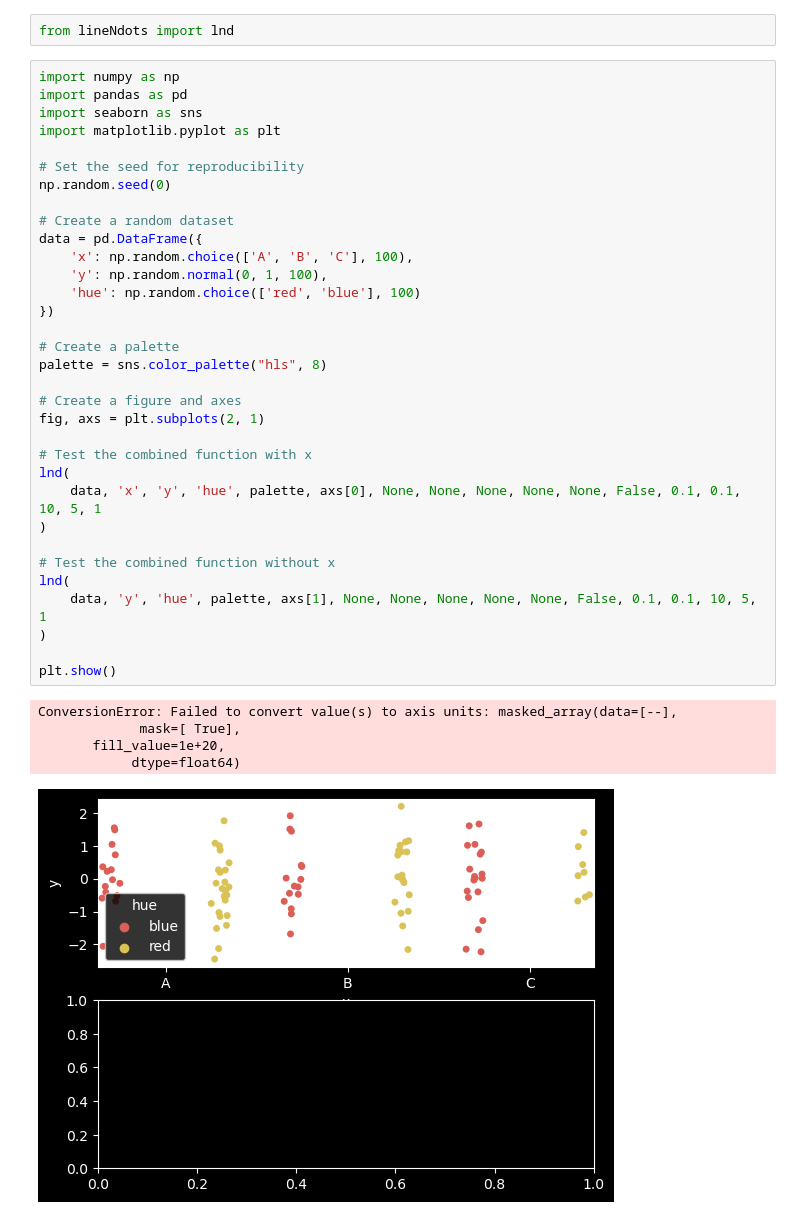
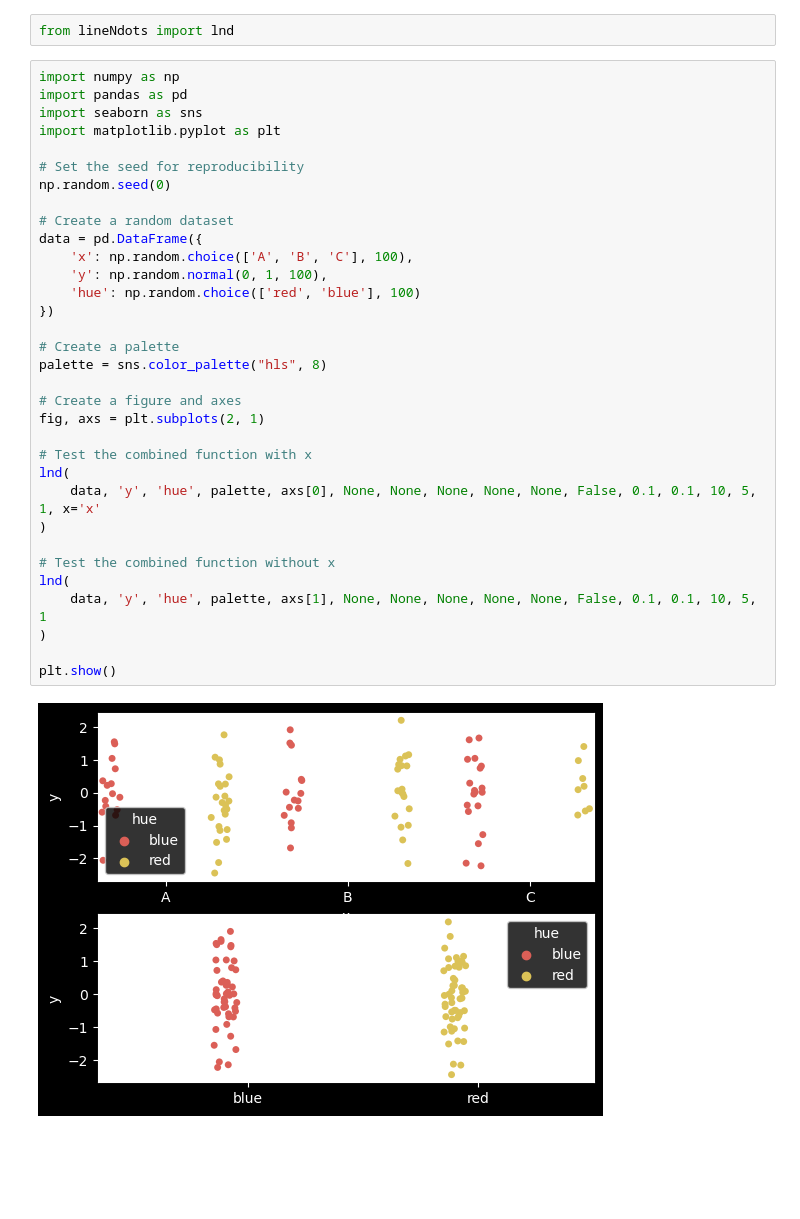
Before and after one commit to neuromechanist/lineNdots, a Jupyter notebook: scripts/sample_code.ipynb, the cells around one changed output. Cells and saved outputs as stored; diff of their text form; blank space fills up the shorter version.

```diff
--- a/scripts/sample_code.ipynb
+++ b/scripts/sample_code.ipynb
@@ -6,36 +6,32 @@ import pandas as pd
 import seaborn as sns
 import matplotlib.pyplot as plt
 
 # Set the seed for reproducibility
 np.random.seed(0)
 
 # Create a random dataset
 data = pd.DataFrame({
     'x': np.random.choice(['A', 'B', 'C'], 100),
     'y': np.random.normal(0, 1, 100),
     'hue': np.random.choice(['red', 'blue'], 100)
 })
 
 # Create a palette
 palette = sns.color_palette("hls", 8)
 
 # Create a figure and axes
 fig, axs = plt.subplots(2, 1)
 
 # Test the combined function with x
 lnd(
-    data, 'x', 'y', 'hue', palette, axs[0], None, None, None, None, None, False, 0.1, 0.1, 10, 5, 1
+    data, 'y', 'hue', palette, axs[0], None, None, None, None, None, False, 0.1, 0.1, 10, 5, 1, x='x'
 )
 
 # Test the combined function without x
 lnd(
     data, 'y', 'hue', palette, axs[1], None, None, None, None, None, False, 0.1, 0.1, 10, 5, 1
 )
 
 plt.show()
 # %% [output]
-ConversionError: Failed to convert value(s) to axis units: masked_array(data=[--],
-             mask=[ True],
-       fill_value=1e+20,
-            dtype=float64)
-[figure, old version]
+[figure, new version]
```
Also changed, not shown: parts of 4 cells of this notebook, 1 other file.
